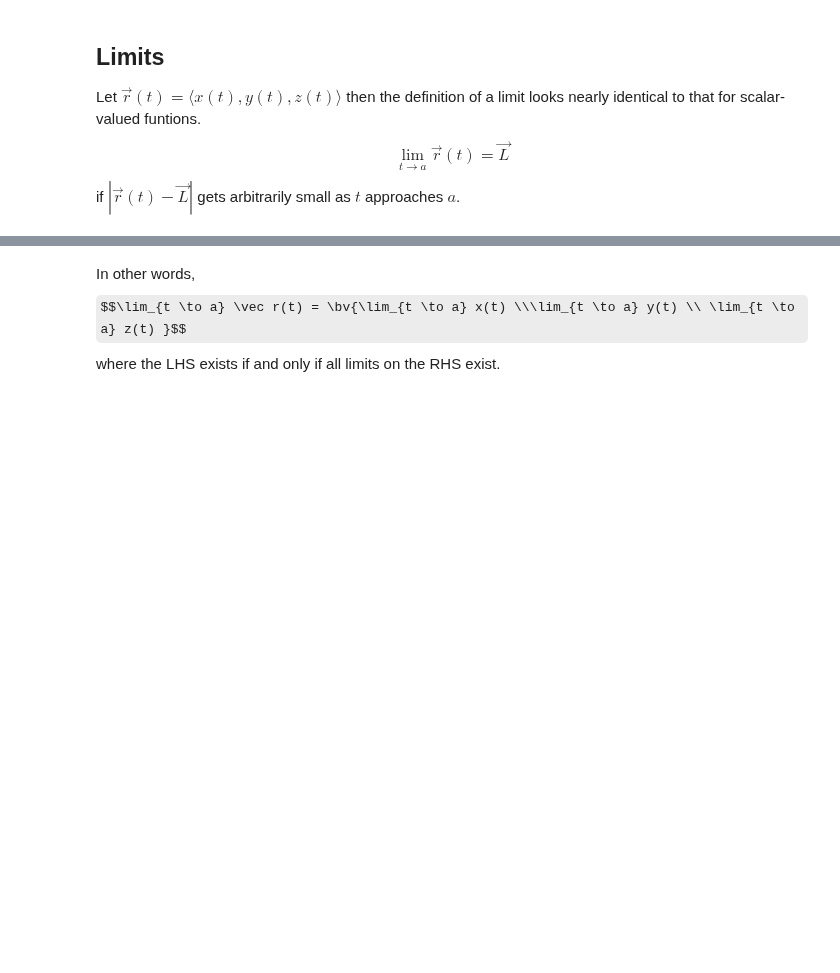
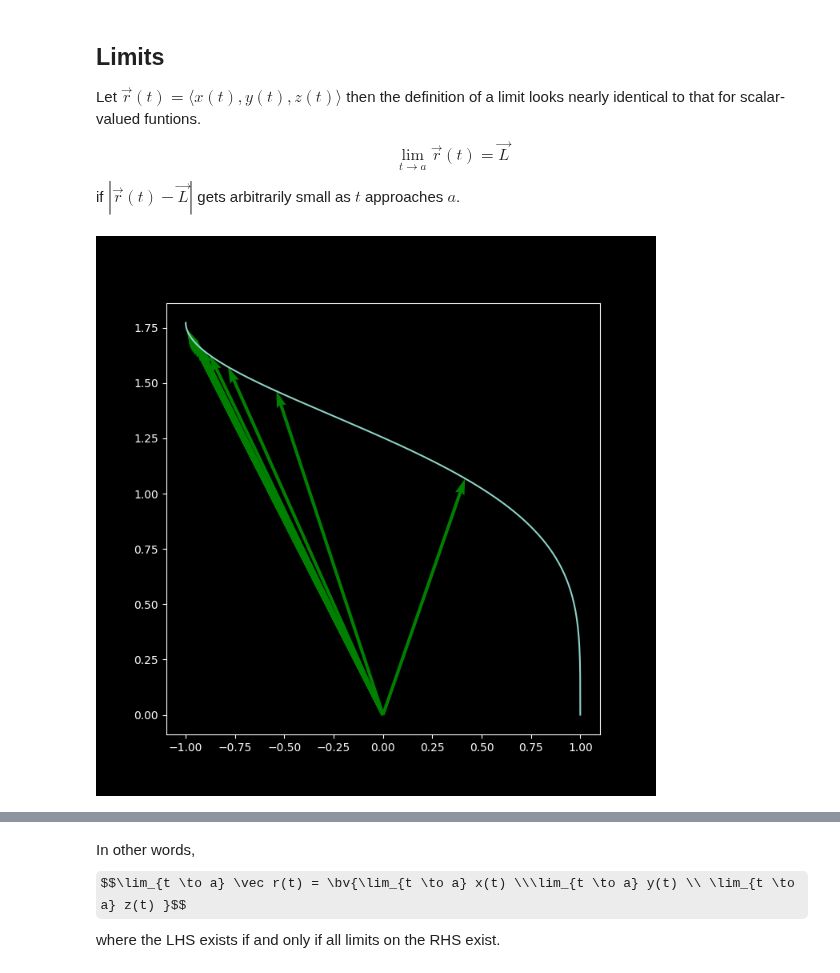
Before and after one commit to drewyoungren/mvc, a Jupyter notebook: lec/mvc-L04.ipynb, the cells around one changed output, grey strips where cells are left out. Cells and saved outputs as stored; diff of their text form; code cells hidden in the pictures; some formulas as TeX source; blank space fills up the shorter version.

```diff
--- a/lec/mvc-L04.ipynb
+++ b/lec/mvc-L04.ipynb
@@ -96,3 +93,0 @@ array([1, 1, 1])
-# %%
-n = cross(v,w)
-n
@@ -242,6 +228,17 @@ interactive(children=(IntSlider(value=0, description='angle', max=96, min=-96, s
 ## Limits
 
 Let $\vec r (t) = \langle x(t),y(t),z(t) \rangle$ then the definition of a limit looks nearly identical to that for scalar-valued funtions. $$\lim_{t \to a} \vec r(t) = \vec L $$ if $|\vec r(t) - \vec L|$ gets arbitrarily small as $t$ approaches $a$.
+# %%
+plt.figure("A limit")
+plt.gca().clear()
+ts = linspace(0, pi, 200)
+plt.plot(cos(ts), sqrt(ts))
+for n in range(1, 21):
+    plt.quiver(0,0,cos(pi - 2/n), sqrt(pi - 2/n), color='g', angles='xy', scale_units='xy', scale=1)
+
+plt.show()
+# %% [output]
+[figure, added]
 # %% [markdown]
 <p style="padding-bottom:40%;"> </p>
 # %% [markdown]
```
Also changed, not shown: parts of 26 cells of this notebook.
